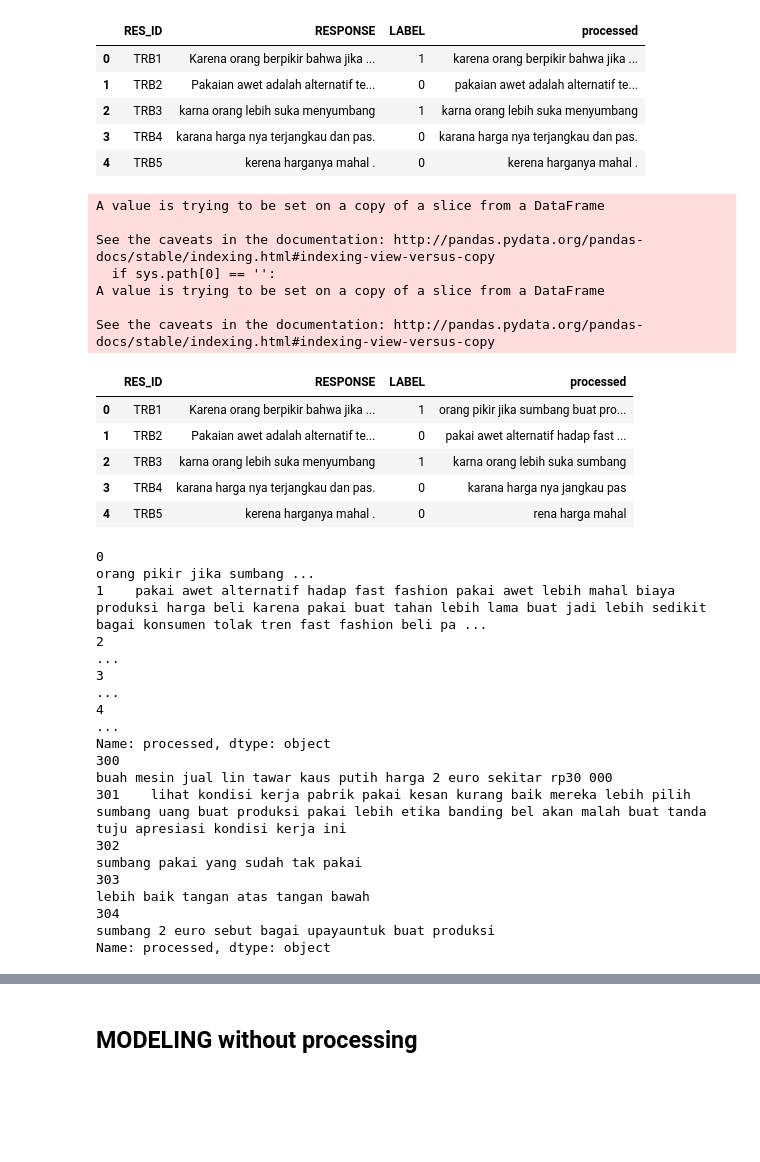
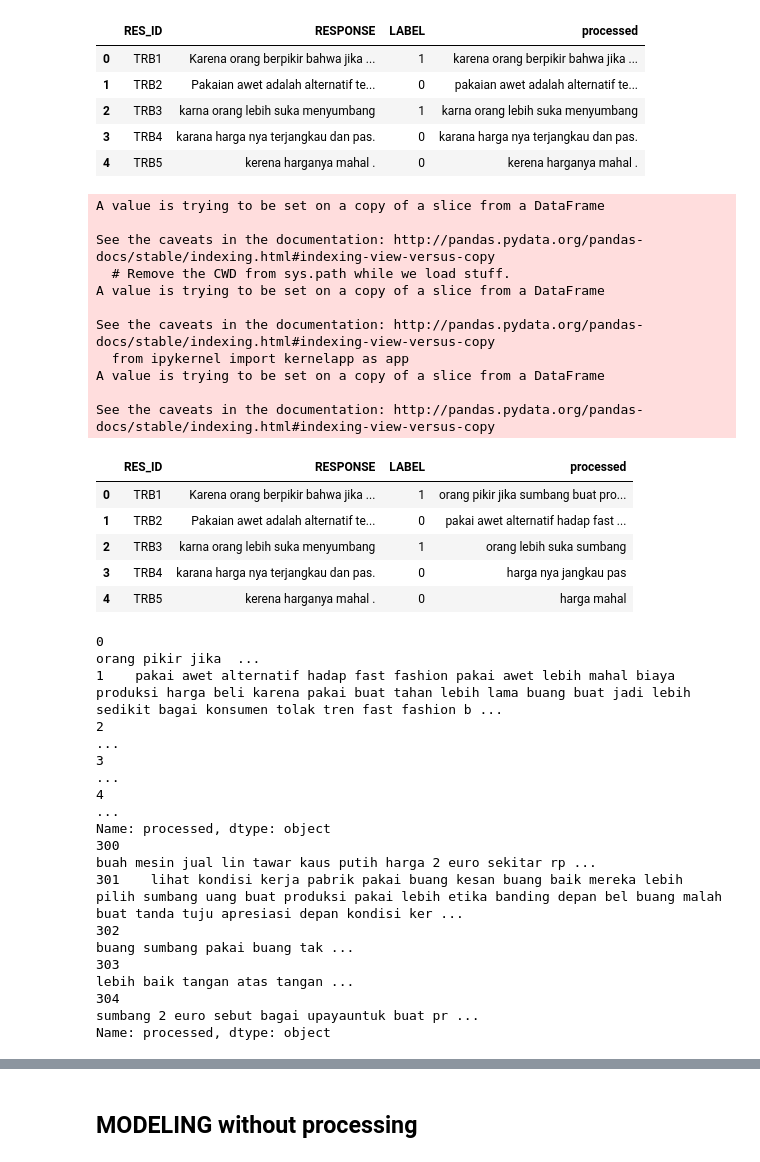
Before and after one commit to azmifnsr/UKR_NLP-Exploration, a Jupyter notebook: ukara_exploration_B.ipynb, the cells around one changed output, grey strips where cells are left out. Cells and saved outputs as stored; diff of their text form; code cells hidden in the pictures; blank space fills up the shorter version.

```diff
--- a/ukara_exploration_B.ipynb
+++ b/ukara_exploration_B.ipynb
@@ -69,6 +69,16 @@ def edits1(word):
 def edits2(word):
     # "All edits that are two edits away from `word`."
     return (e2 for e1 in edits1(word) for e2 in edits1(e1))
+#check typo dalam kalimat
+def checktypo(string):
+    string = str(string)
+    listword = string.split()
+    index=0
+    for word in string.split():
+        listword[index]=correction(word)
+        index = index+1
+    newstr = ' '.join(word for word in listword)
+    return (newstr)
 
 kata = 'mkan'
 print('kata typo : ', kata)
@@ -186,55 +179,62 @@ data.head()
 # %%
 from Sastrawi.Stemmer.StemmerFactory import StemmerFactory
 from Sastrawi.StopWordRemover.StopWordRemoverFactory import StopWordRemoverFactory
 
 stemmer = StemmerFactory().create_stemmer()
 swdel = StopWordRemoverFactory().create_stop_word_remover()
 
 #insert typos correction here
-
+tmp = 0 #row index
+for row in data['processed']:
+    data['processed'][tmp] = checktypo(row)
+    tmp = tmp+1
 
 tmp = 0 #row index
 for row in data['processed']:
     data['processed'][tmp] = stemmer.stem(row)
     tmp = tmp+1
 
 tmp = 0 #row index
 for row in data['processed']:
     data['processed'][tmp] = swdel.remove(row)
     tmp = tmp+1
 
 data.head()
 # %% [output]
 A value is trying to be set on a copy of a slice from a DataFrame
 
 See the caveats in the documentation: http://pandas.pydata.org/pandas-docs/stable/indexing.html#indexing-view-versus-copy
-  if sys.path[0] == '':
+  # Remove the CWD from sys.path while we load stuff.
 A value is trying to be set on a copy of a slice from a DataFrame
 
 See the caveats in the documentation: http://pandas.pydata.org/pandas-docs/stable/indexing.html#indexing-view-versus-copy
+  from ipykernel import kernelapp as app
+A value is trying to be set on a copy of a slice from a DataFrame
+
+See the caveats in the documentation: http://pandas.pydata.org/pandas-docs/stable/indexing.html#indexing-view-versus-copy
 |  | RES_ID | RESPONSE | LABEL | processed |
 | 0 | TRB1 | Karena orang berpikir bahwa jika ... | 1 | orang pikir jika sumbang buat pro... |
 | 1 | TRB2 | Pakaian awet adalah alternatif te... | 0 | pakai awet alternatif hadap fast ... |
-| 2 | TRB3 | karna orang lebih suka menyumbang | 1 | karna orang lebih suka sumbang |
-| 3 | TRB4 | karana harga nya terjangkau dan pas. | 0 | karana harga nya jangkau pas |
-| 4 | TRB5 | kerena harganya mahal . | 0 | rena harga mahal |
+| 2 | TRB3 | karna orang lebih suka menyumbang | 1 | orang lebih suka sumbang |
+| 3 | TRB4 | karana harga nya terjangkau dan pas. | 0 | harga nya jangkau pas |
+| 4 | TRB5 | kerena harganya mahal . | 0 | harga mahal |
 # %%
 with pd.option_context('display.max_rows', 999,'display.max_colwidth', 999):
     print(data['processed'].head())
     print(data['processed'].tail())
     #print(data['processed'])
 # %% [output]
-0                                                                                                                                                                               orang pikir jika sumbang ...
-1    pakai awet alternatif hadap fast fashion pakai awet lebih mahal biaya produksi harga beli karena pakai buat tahan lebih lama buat jadi lebih sedikit bagai konsumen tolak tren fast fashion beli pa ...
+0                                                                                                                                                                                      orang pikir jika  ...
+1    pakai awet alternatif hadap fast fashion pakai awet lebih mahal biaya produksi harga beli karena pakai buat tahan lebih lama buang buat jadi lebih sedikit bagai konsumen tolak tren fast fashion b ...
 2                                                                                                                                                                                                        ...
 3                                                                                                                                                                                                        ...
 4                                                                                                                                                                                                        ...
 Name: processed, dtype: object
-300                                                                                                                       buah mesin jual lin tawar kaus putih harga 2 euro sekitar rp30 000
-301    lihat kondisi kerja pabrik pakai kesan kurang baik mereka lebih pilih sumbang uang buat produksi pakai lebih etika banding bel akan malah buat tanda tuju apresiasi kondisi kerja ini
-302                                                                                                                                                       sumbang pakai yang sudah tak pakai
-303                                                                                                                                                      lebih baik tangan atas tangan bawah
-304                                                                                                                                      sumbang 2 euro sebut bagai upayauntuk buat produksi
+300                                                                                                                                         buah mesin jual lin tawar kaus putih harga 2 euro sekitar rp ...
+301    lihat kondisi kerja pabrik pakai buang kesan buang baik mereka lebih pilih sumbang uang buat produksi pakai lebih etika banding depan bel buang malah buat tanda tuju apresiasi depan kondisi ker ...
+302                                                                                                                                                                        buang sumbang pakai buang tak ...
+303                                                                                                                                                                        lebih baik tangan atas tangan ...
+304                                                                                                                                                        sumbang 2 euro sebut bagai upayauntuk buat pr ...
 Name: processed, dtype: object
 # %%
 from collections import Counter
```
Also changed, not shown: parts of 12 cells of this notebook, 1 other file.
